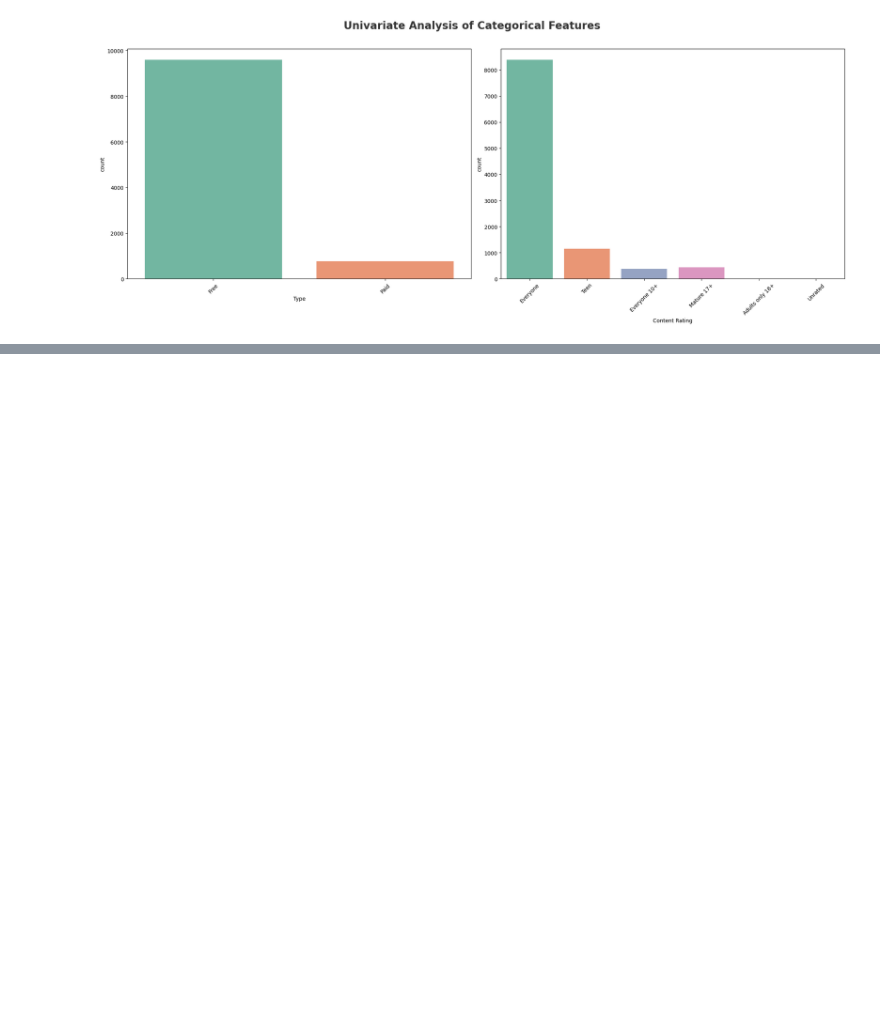
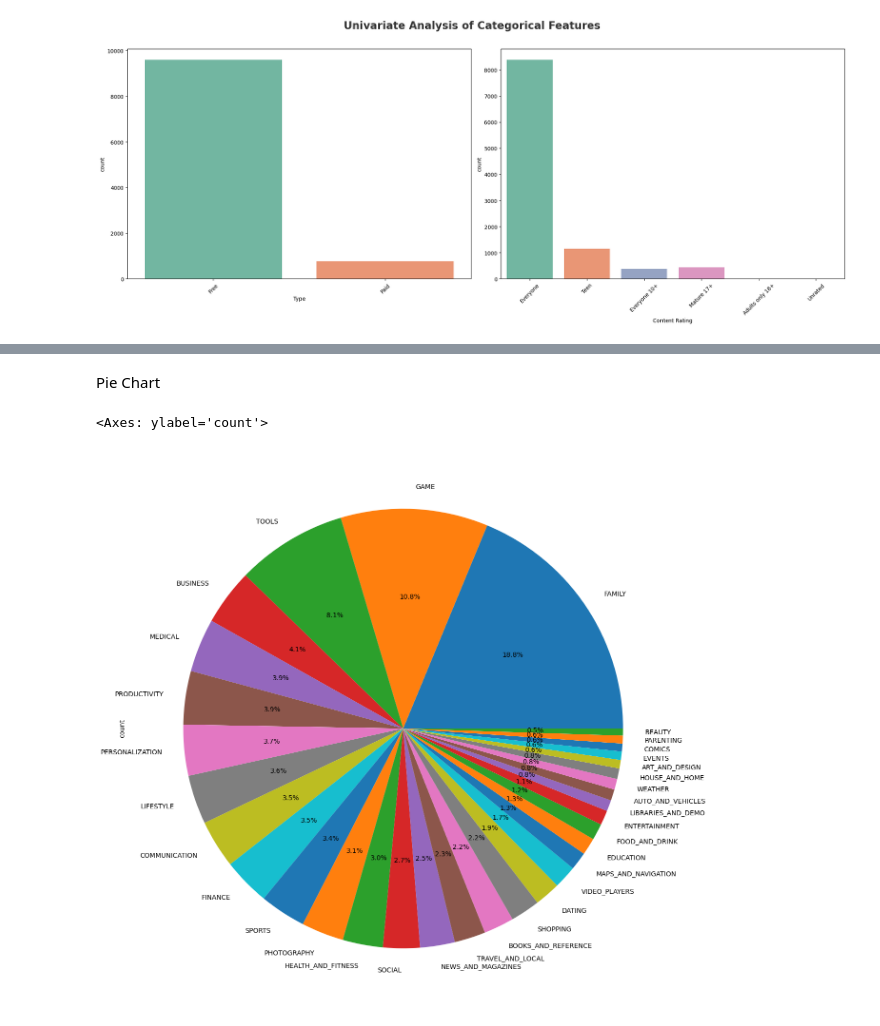
Before and after one commit to FairozAhmadSheikh/ML_bootcamp, a Jupyter notebook: Exploratory_DataAnalysis/data_cleaned_EDA.ipynb, the cells around one changed output, grey strips where cells are left out. Drawn from its saved outputs; the diff is of its cells as text; code cells hidden in the pictures; blank space fills up the shorter version.

```diff
--- a/Exploratory_DataAnalysis/data_cleaned_EDA.ipynb
+++ b/Exploratory_DataAnalysis/data_cleaned_EDA.ipynb
@@ -139,0 +179,7 @@ Passing `palette` without assigning `hue` is deprecated and will be removed in v
+# %% [markdown]
+Pie Chart
+# %%
+datacopy['Category'].value_counts().plot.pie(y=datacopy['Category'],figsize=(15,15),autopct="%1.1f%%")
+# %% [output]
+<Axes: ylabel='count'>
+[figure, added]
```
Also changed, not shown: parts of 6 cells of this notebook.
